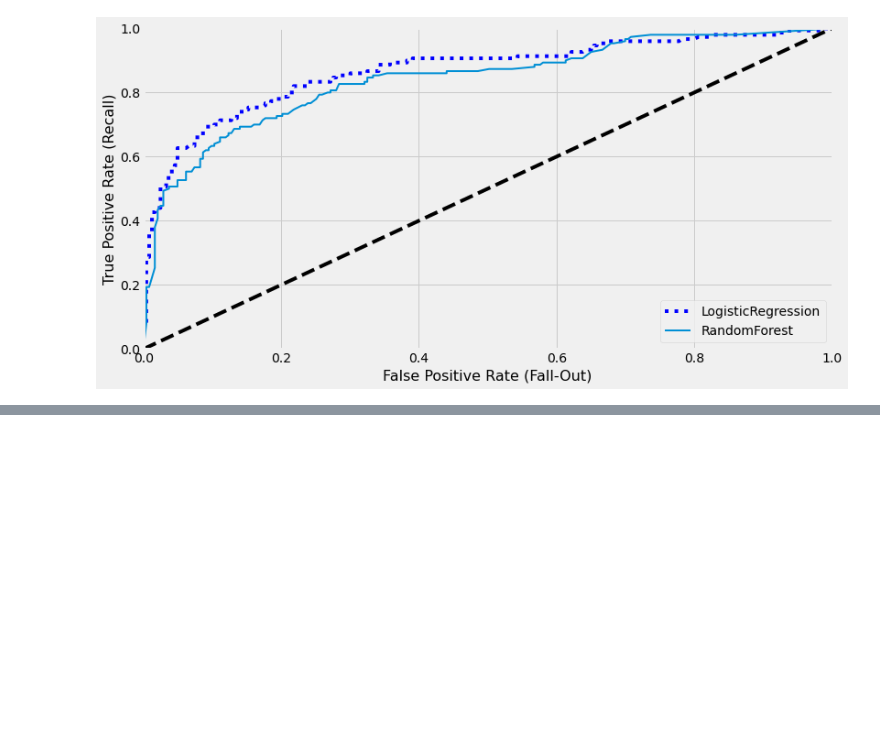
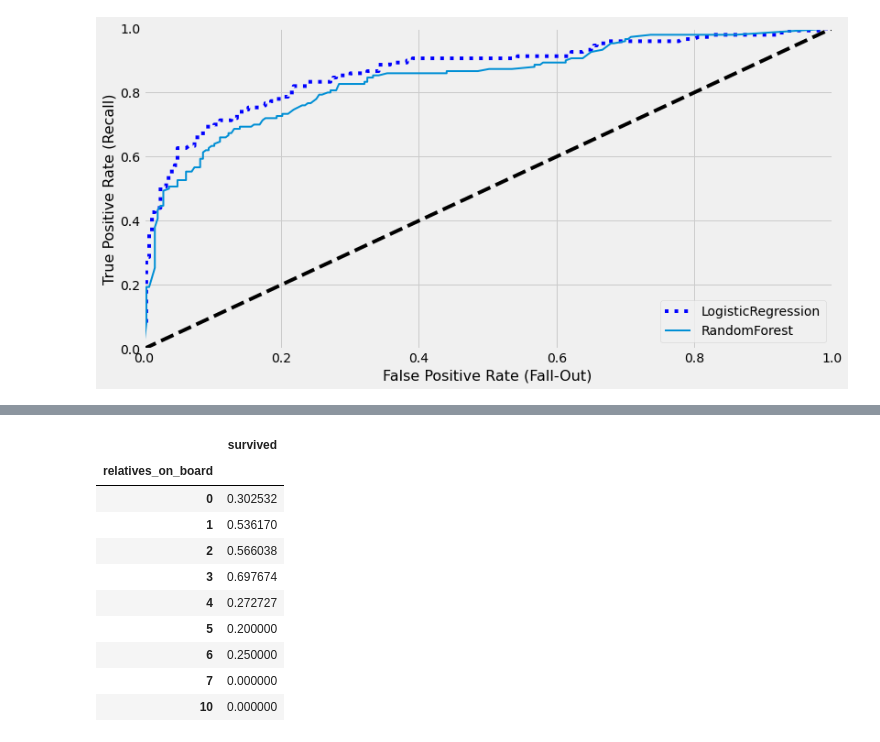
Before and after one commit to LuiGGi629/task-cube, a Jupyter notebook: eda_and_modeling.ipynb, the cells around one changed output, grey strips where cells are left out. Saved outputs shown, nothing was run; the diff lists cells and outputs as text; code cells hidden in the pictures; blank space fills up the shorter version.

```diff
--- a/eda_and_modeling.ipynb
+++ b/eda_and_modeling.ipynb
@@ -588,0 +582,3 @@ plt.show()
+# %%
+data["age_bucket"] = data["age"] // 15 * 15
+data[["age_bucket", "survived"]].groupby(["age_bucket"]).mean()
@@ -588,0 +594,15 @@ plt.show()
+# %%
+data["relatives_on_board"] = data["sibsp"] + data["parch"]
+data[["relatives_on_board", "survived"]].groupby(["relatives_on_board"]).mean()
+# %% [output]
+|  | survived |
+| relatives_on_board |  |
+| 0 | 0.302532 |
+| 1 | 0.536170 |
+| 2 | 0.566038 |
+| 3 | 0.697674 |
+| 4 | 0.272727 |
+| 5 | 0.200000 |
+| 6 | 0.250000 |
+| 7 | 0.000000 |
+| 10 | 0.000000 |
```
Also changed, not shown: parts of 32 cells of this notebook.
